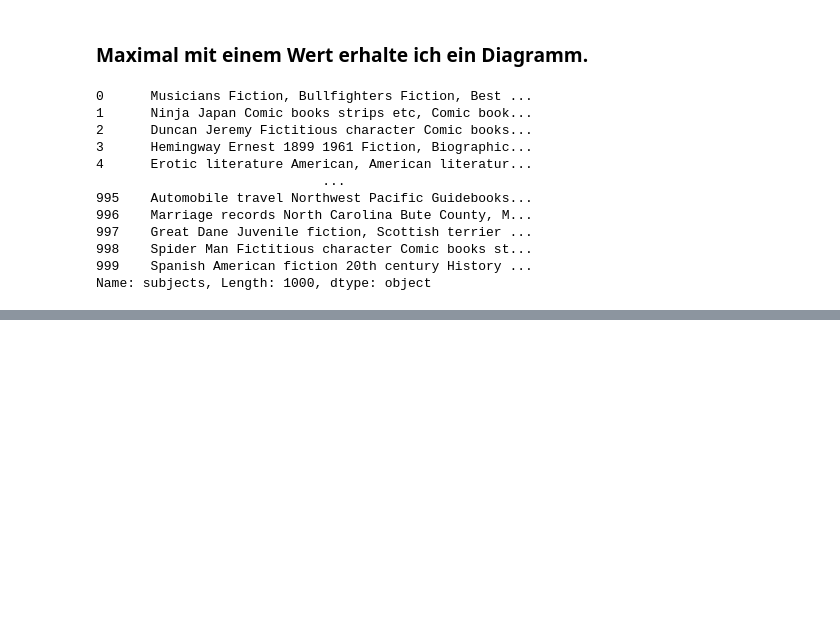
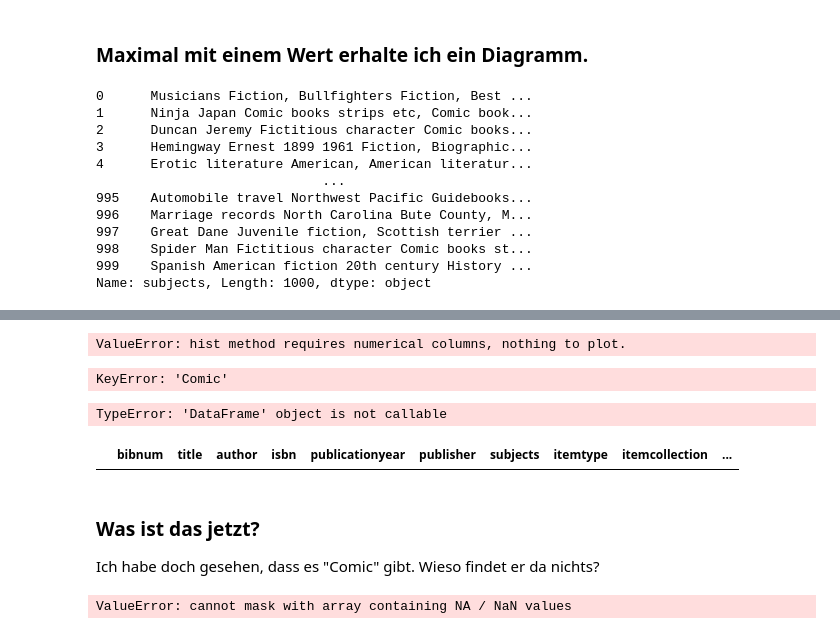
Before and after one commit to janamandrys/Jupyter_Notebook-MALIS, a Jupyter notebook: FOERSTNER_MALIS19.3_AUFGABE2.ipynb, the cells around one changed output, grey strips where cells are left out. Drawn from its saved outputs; the diff is of its cells as text; code cells hidden in the pictures; blank space fills up the shorter version.

```diff
--- a/FOERSTNER_MALIS19.3_AUFGABE2.ipynb
+++ b/FOERSTNER_MALIS19.3_AUFGABE2.ipynb
@@ -371,0 +420,25 @@ print(comic_subjects)
+# %%
+import pandas as pd
+apcs.hist (column="subjects")
+# %% [output]
+ValueError: hist method requires numerical columns, nothing to plot.
+# %%
+pd.value_counts(df["Comic"]).plot.bar()
+# %% [output]
+KeyError: 'Comic'
+# %%
+apcs("subjects").value_count("Comic").plot(kind="bar")
+# %% [output]
+TypeError: 'DataFrame' object is not callable
+# %%
+df = apcs
+df.loc [df ['subjects'] == "Comic"]
+# %% [output]
+|  | bibnum | title | author | isbn | publicationyear | publisher | subjects | itemtype | itemcollection | ... |
+# %% [markdown]
+### Was ist das jetzt?
+Ich habe doch gesehen, dass es "Comic" gibt. Wieso findet er da nichts?
+# %%
+df.loc [df['subjects'].str.contains ('Comic')]
+# %% [output]
+ValueError: cannot mask with array containing NA / NaN values
```
Also changed, not shown: parts of 24 cells of this notebook.
